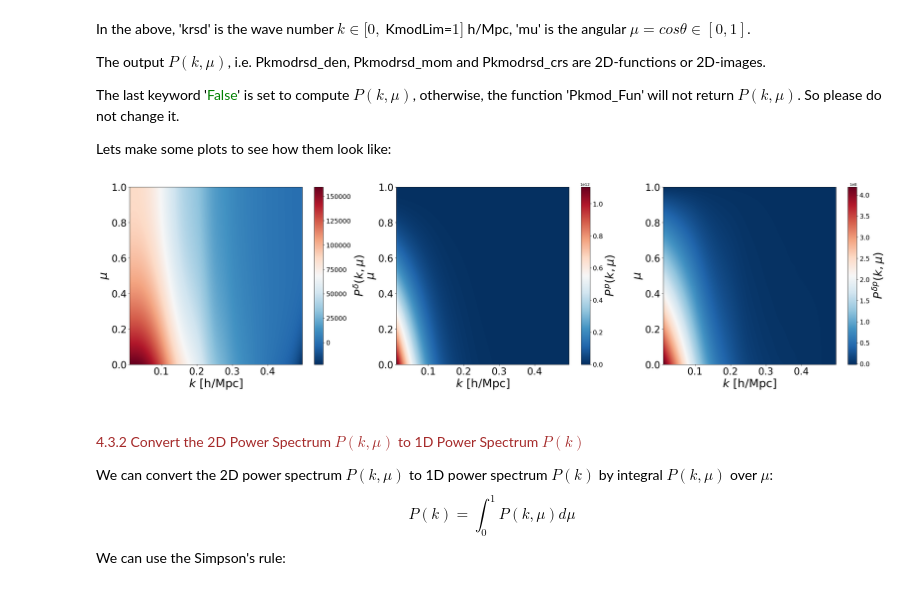
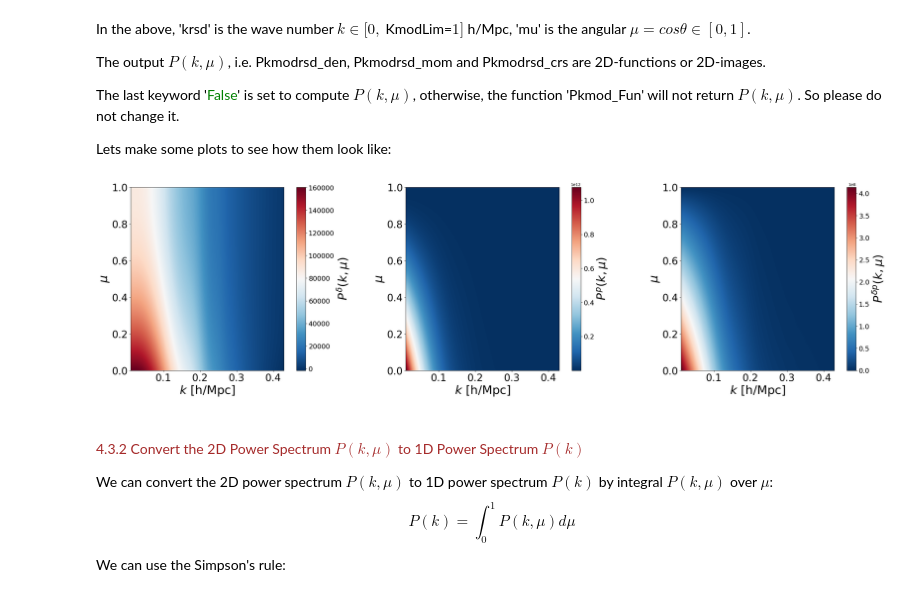
Before and after one commit to FeiQin-cosmologist/Galaxy_Power_Spectrum, a Jupyter notebook: CosmPSPy/Code/Examp_PS.ipynb, the cells around one changed output. Cells and saved outputs as stored; diff of their text form; code cells hidden in the pictures.

```diff
--- a/CosmPSPy/Code/Examp_PS.ipynb
+++ b/CosmPSPy/Code/Examp_PS.ipynb
@@ -728,10 +734,10 @@ where:
 - Kmod : output of k-bin corresponding to the model power spectrum.
 # %%
 # seting PS_type to compute window function convolution for density or momentum auto power spectrum, seperately!
-PS_type     =  'mom' #  'den'      #
+PS_type     =  'den'      #  'mom' #
 
 # 1 read k-bin values of the measured PS of data:
-infile=np.loadtxt(file_dir+'PSden_grid');
+infile=np.loadtxt(file_dir+'PS'+PS_type+'_grid');
 k_data=infile[:,1]; NKs= len(k_data)
 
 # 2 read PS of randoms:
@@ -751,7 +757,7 @@ Pk_rand=Pk_rands
 ind=np.where(Pk_rand>0.0)
 k_rand =k_rand[ind]
 Pk_rand =Pk_rand[ind]
-plt.figure(3,figsize=(4,3))
+plt.figure(3,figsize=(3,2.5))
 fsiz=10;tsiz=8
 plt.loglog(k_rand, Pk_rand,marker='',color='r')
 plt.xlabel('$k$ [h Mpc$^{-1}$]',fontsize=fsiz);
@@ -762,7 +768,7 @@ plt.show()
 Ncosa              = 200              # intigration precision for Ross method only.
 epsilon_par        = [0.0,0.8,2000]   # intigration precision and intervel for Ross method only.
 Kmea               = k_data[0:NKs-1]  # Ki is for the output, which corresponds to measured PS:
-kminc,kmaxc,nkbinc = np.min(Kmea), 0.45, 100   # k_mod bins: the kbin of model PS.
+kminc,kmaxc,nkbinc = np.min(Kmea), 0.41, 300   # k_mod bins: the kbin of model PS.
 WF_rand            = [k_rand,Pk_rand] # PS of randoms
 
 # 5: The WF matrix WFij is to convert the input model PS(kj)
@@ -774,7 +780,7 @@ np.save(file_dir+'conv'+PS_type+'_'+'Ross',np.array([WFij,Kmea,Kmod,WF_rand],dty
 conv,kd,kc,tmp   =np.load(file_dir+'conv'+PS_type+'_'+'Ross'+'.npy',allow_pickle=True)
 Nkd=len(kd)//4; indkd=np.array([0.5*Nkd,Nkd,1.5*Nkd,2*Nkd,2.5*Nkd,3*Nkd,3.5*Nkd,4*Nkd],dtype=int)-1
 Nkc=len(kc)//4; indkc=np.array([0.5*Nkc,Nkc,1.5*Nkc,2*Nkc,2.5*Nkc,3*Nkc,3.5*Nkc,4*Nkc],dtype=int)
-plt.figure(3,figsize=(5,4))
+plt.figure(3,figsize=(4,3))
 fsiz=15;tsiz=8
 im   = plt.pcolor( conv   ,    cmap='RdBu_r'   )
 cbar = plt.colorbar() ;plt.clim(np.min(conv),  np.max(conv));
@@ -1202,7 +1271,7 @@ As      = 1.8409097314190338e-09 # 2.1011980518085315e-09
 
 #The maximume value of k used to compute PL(k).
 KmodLim = 1.  # h/Mpc. Yes, this is a very large value for power spectrum.
-NKmodbin= 600 # the number of k-bin for PL(k) of camb.
+NKmodbin= 437 # the number of k-bin for PL(k) of camb.
 
 # You only need to calculate the loop terms 'PT' once for a given set of cosmological parameters,
 # and the results will be automatically saved into "  outdir = file_dir+'INTEG_PL.npy' " after the calculation been finished.
@@ -1330,18 +1399,18 @@ fsigma8        = 0.40946855
 b1sigma8       = 1.12568620
 b2sigma8       = 1.17890514
 bssigma8       = 'anal'
-b3nlsigma8     = -0.4335061
-sigmav1_squre  = 66.2873740
+b3nlsigma8     = 0.4335061
+sigmav1_squre  = 40.2873740
 sigmav2_squre  = 156.669623
-sigmav3_squre  = 33.8238754
+sigmav3_squre  = 1.8238754
 # momentum field:---------------
 b1vsigma8      = 0.80151994
 b2vsigma8      = b2sigma8
 bsvsigma8      = 'anal'
 b3nlvsigma8    = 'anal'
-sigmavv1_squre = 15.2344342
-sigmavv2_squre = sigmavv1_squre
-sigmavv3_squre = sigmavv1_squre
+sigmavv1_squre = 3.1344342
+sigmavv2_squre = 12.1289577
+sigmavv3_squre = 1.27892345
 #-------------------------------
 # The list of parameters of power spectrum:
 # As mentioned above, the parameters should be listed in the correct order:
@@ -1367,26 +1436,26 @@ Lets make some plots to see how them look like:
 # %%
 # Please note that kmax = 1 h/Mpc is a supper large value for power spectrum,
 # and k<0.01 h/Mpc is too small for numerical precision,
 # so, we only want to plot the power spectrum in 0.01<k<0.5 :
-indk         = np.where((krsd<=0.5)&(krsd>=0.01))[0]
+indk         = np.where((krsd<=0.43)&(krsd>=0.01))[0]
 krsd         = krsd[indk]
 Pkmodrsd_den = Pkmodrsd_den[indk,:]
 Pkmodrsd_mom = Pkmodrsd_mom[indk,:]
 Pkmodrsd_crs = Pkmodrsd_crs[indk,:]
 # plots:
 plt.figure(1,figsize=(32,8))
 plt.subplot(131)
 im   = plt.imshow( Pkmodrsd_den.T , aspect='0.5',  extent=(np.min(krsd),np.max(krsd),np.min(mu),np.max(mu)), origin='upper',   cmap='RdBu_r', vmin=np.min(Pkmodrsd_den), vmax=np.max(Pkmodrsd_den)  );
 cbar = plt.colorbar() ;plt.clim(np.min(Pkmodrsd_den),  np.max(Pkmodrsd_den));cbar.ax.tick_params(labelsize=17); cbar.set_label('$P^{\delta}(k,\mu)$',fontsize=30)  ;plt.ylabel("$\mu$",fontsize=30);plt.xlabel("$k$ [h/Mpc]",fontsize=30); plt.tick_params(axis = 'both', which = 'major', labelsize =25);
 plt.subplot(132)
 im   = plt.imshow( Pkmodrsd_mom.T , aspect='0.5',  extent=(np.min(krsd),np.max(krsd),np.min(mu),np.max(mu)), origin='upper',   cmap='RdBu_r', vmin=np.min(Pkmodrsd_mom), vmax=np.max(Pkmodrsd_mom)  );
 cbar = plt.colorbar() ;plt.clim(np.min(Pkmodrsd_mom),  np.max(Pkmodrsd_mom));cbar.ax.tick_params(labelsize=17); cbar.set_label('$P^{p}(k,\mu)$',fontsize=30)       ;plt.ylabel("$\mu$",fontsize=30);plt.xlabel("$k$ [h/Mpc]",fontsize=30); plt.tick_params(axis = 'both', which = 'major', labelsize =25);
 plt.subplot(133)
 im   = plt.imshow( Pkmodrsd_crs.T , aspect='0.5',  extent=(np.min(krsd),np.max(krsd),np.min(mu),np.max(mu)), origin='upper',   cmap='RdBu_r', vmin=np.min(Pkmodrsd_crs), vmax=np.max(Pkmodrsd_crs)  );
 cbar = plt.colorbar() ;plt.clim(np.min(Pkmodrsd_crs),  np.max(Pkmodrsd_crs));cbar.ax.tick_params(labelsize=17); cbar.set_label('$P^{\delta p}(k,\mu)$',fontsize=30);plt.ylabel("$\mu$",fontsize=30);plt.xlabel("$k$ [h/Mpc]",fontsize=30); plt.tick_params(axis = 'both', which = 'major', labelsize =25);
 plt.subplots_adjust(left=0.125,bottom=0.1, right=1.0, top=0.9, wspace=0.1, hspace=0.23)
 # %% [output]
-[figure, old version]
+[figure, new version]
 # %% [markdown]
 \
 <font color='brown'><font size="3.9">4.3.2 Convert the 2D Power Spectrum $P(k,\mu)$ to 1D Power Spectrum $P(k)$</font></font>
```
Also changed, not shown: parts of 27 cells of this notebook.
